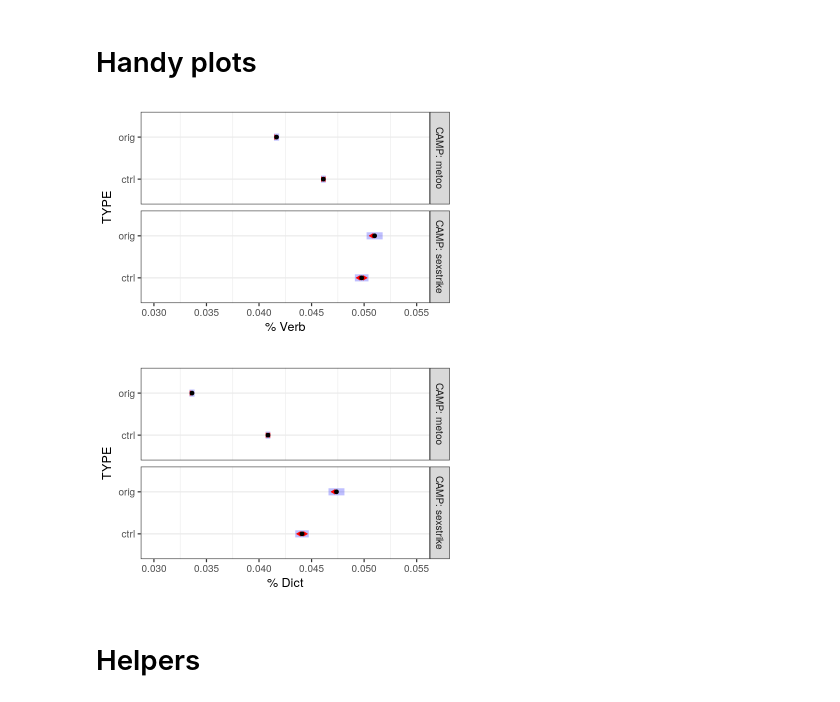
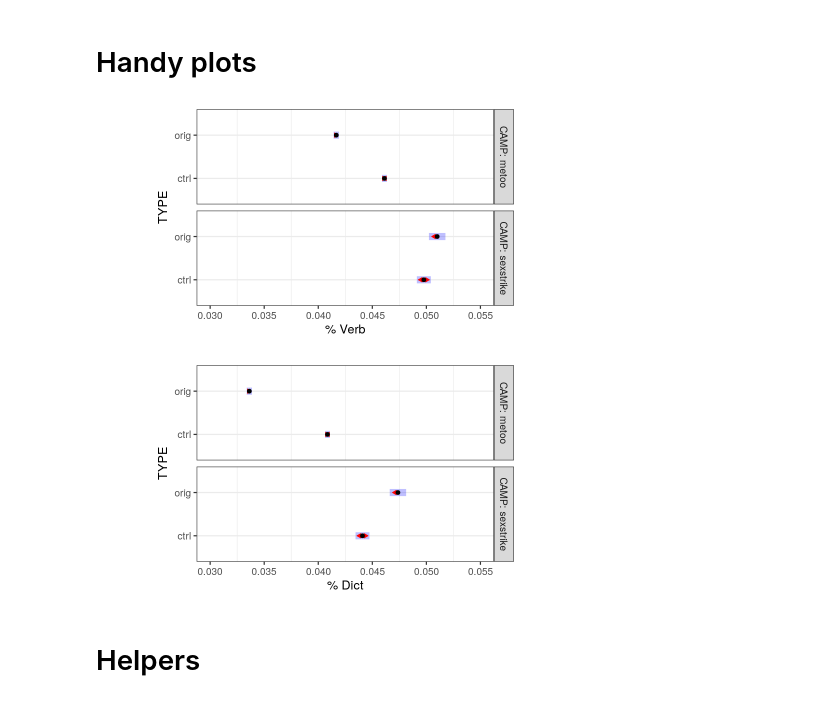
Before and after one commit to deepsensemaking/gdsm, a Jupyter notebook: t1006_output_eR__002_aov_4__unstacked.ipynb, the cells around one changed output. Saved outputs shown, nothing was run; the diff lists cells and outputs as text; code cells hidden in the pictures.

```diff
--- a/t1006_output_eR__002_aov_4__unstacked.ipynb
+++ b/t1006_output_eR__002_aov_4__unstacked.ipynb
@@ -363,13 +363,19 @@ CAMP = sexstrike:
 # Handy plots
 # %%
 library(repr)
-options(repr.plot.width=6, repr.plot.height=4)
-
+options(repr.plot.width=8, repr.plot.height=4)
+fig.height = 10
+fig.width = 5
 plot(a1vb01PrcEm2, comparisons=TRUE, xlab="% Verb")+
 coord_fixed(ratio = 0.004,xlim=c(0.030, 0.055),ylim=NULL,expand=TRUE,clip="on")
+#+
+#  theme(
+#      plot.margin = margin(.2,.2,.2,.2, "cm"),
+#      plot.background = element_rect(fill = "darkgrey")
+#  )
 
 plot(a2ag01PrcEm2, comparisons=TRUE, xlab="% Dict")+
 coord_fixed(ratio = 0.004,xlim=c(0.030, 0.055),ylim=NULL,expand=TRUE,clip="on")
 # %% [output]
-[figure, old version]
+[figure, new version]
-[figure, old version]
+[figure, new version]
```
Also changed, not shown: parts of 3 cells of this notebook.
